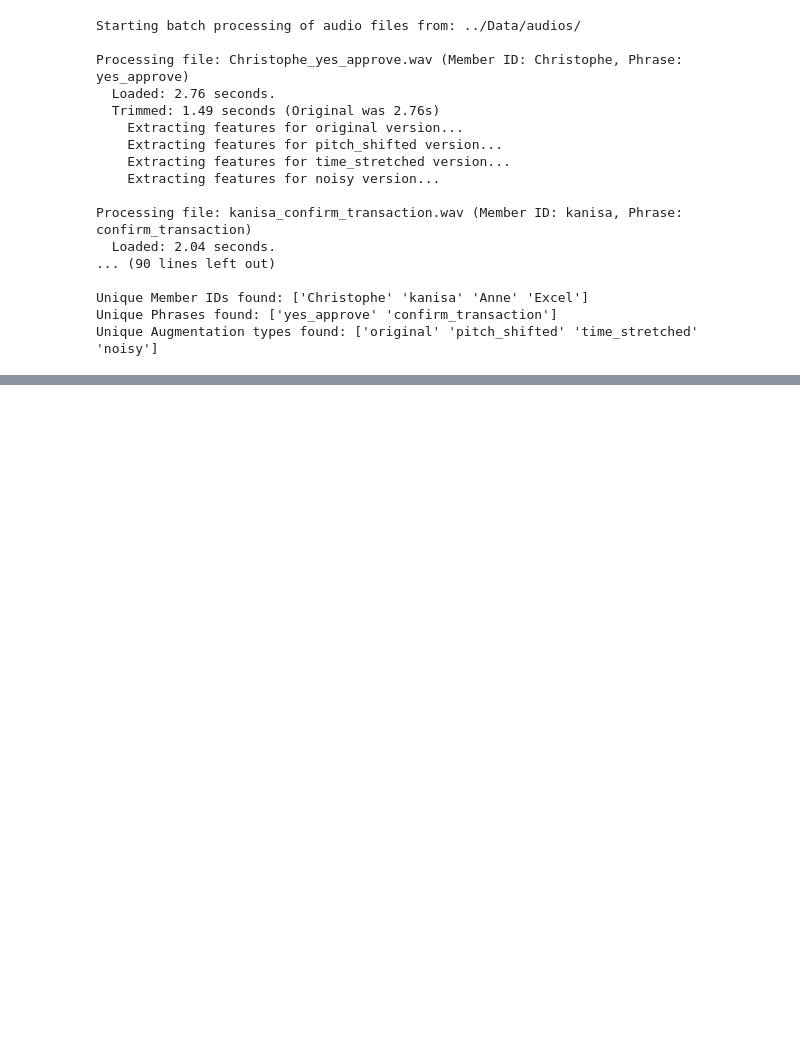
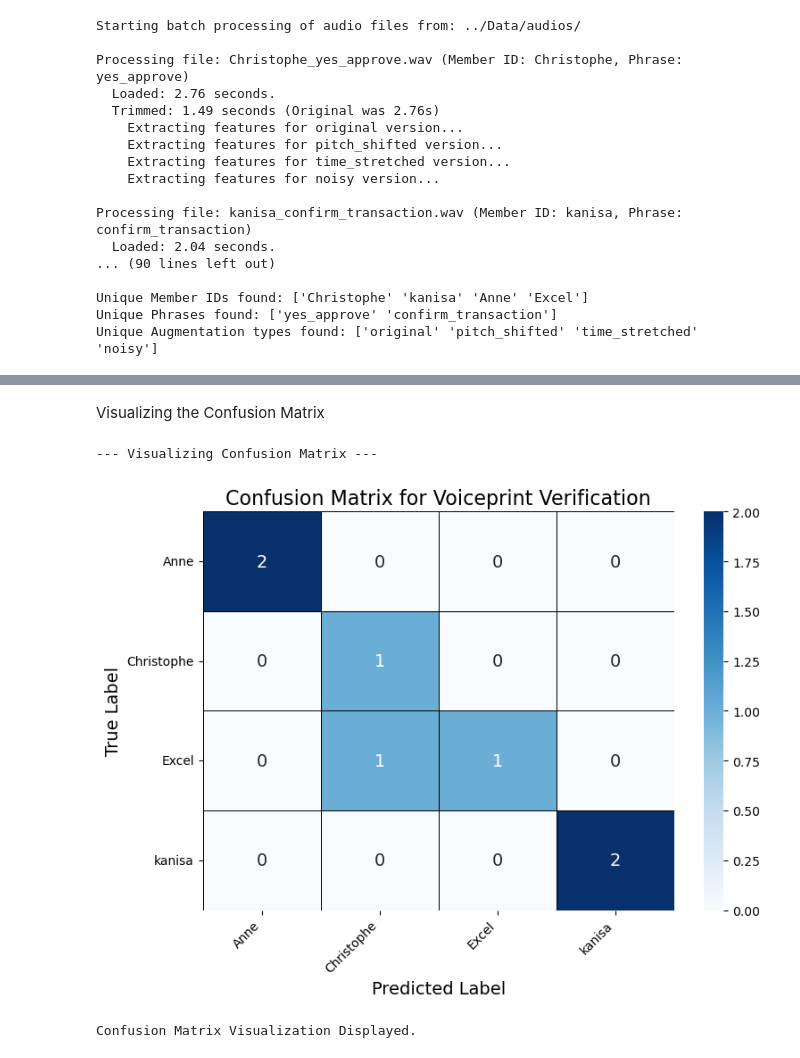
Before and after one commit to excelasaph/Data-Preprocessing-Group-11, a Jupyter notebook: Notebooks/Audio_Processing_Features.ipynb, the cells around one changed output, grey strips where cells are left out. Drawn from its saved outputs; the diff is of its cells as text; code cells hidden in the pictures; blank space fills up the shorter version.

Commit message:
model trained and saved

```diff
--- a/Notebooks/Audio_Processing_Features.ipynb
+++ b/Notebooks/Audio_Processing_Features.ipynb
@@ -396,0 +565,18 @@ Unique Augmentation types found: ['original' 'pitch_shifted' 'time_stretched' 'n
+# %%
+print("\n6. Evaluating the model on the test set...")
+
+# Make predictions on the scaled test data
+y_pred = model.predict(X_test_scaled)
+
+print("\n--- Model Performance Metrics ---")
+
+print("\nAccuracy Score:")
+print(f"Accuracy: {accuracy_score(y_test, y_pred):.4f}") # Format to 4 decimal places
+
+print("\nClassification Report (Precision, Recall, F1-Score per Member ID):")
+# The classification_report provides a detailed breakdown of metrics per class
+print(classification_report(y_test, y_pred))
+
+print("\nConfusion Matrix:")
+print(confusion_matrix(y_test, y_pred, labels=model.classes_))
+print("\nOrder of labels in Confusion Matrix (Rows/Columns):", model.classes_)
@@ -396,0 +601,30 @@ Unique Augmentation types found: ['original' 'pitch_shifted' 'time_stretched' 'n
+# %% [markdown]
+Visualizing the Confusion Matrix
+# %%
+print("\n--- Visualizing Confusion Matrix ---")
+
+# Get the confusion matrix
+cm = confusion_matrix(y_test, y_pred, labels=model.classes_)
+
+# Get the class labels (member_ids) in the correct order for plotting
+class_names = model.classes_
+
+# Create a DataFrame for the confusion matrix for better labeling
+cm_df = pd.DataFrame(cm, index=class_names, columns=class_names)
+
+plt.figure(figsize=(8, 6))
+sns.heatmap(cm_df, annot=True, fmt='d', cmap='Blues', cbar=True,
+            linewidths=.5, linecolor='black', annot_kws={"size": 14}) # fmt='d' for integer annotations
+plt.title('Confusion Matrix for Voiceprint Verification', fontsize=16)
+plt.xlabel('Predicted Label', fontsize=14)
+plt.ylabel('True Label', fontsize=14)
+plt.xticks(rotation=45, ha='right') # Rotate x-axis labels for readability
+plt.yticks(rotation=0)
+plt.tight_layout() # Adjust layout to prevent labels from overlapping
+plt.show()
+
+print("Confusion Matrix Visualization Displayed.")
+# %% [output]
+--- Visualizing Confusion Matrix ---
+[figure, added]
+Confusion Matrix Visualization Displayed.
```
Also changed, not shown: parts of 19 cells of this notebook, 3 other files.
